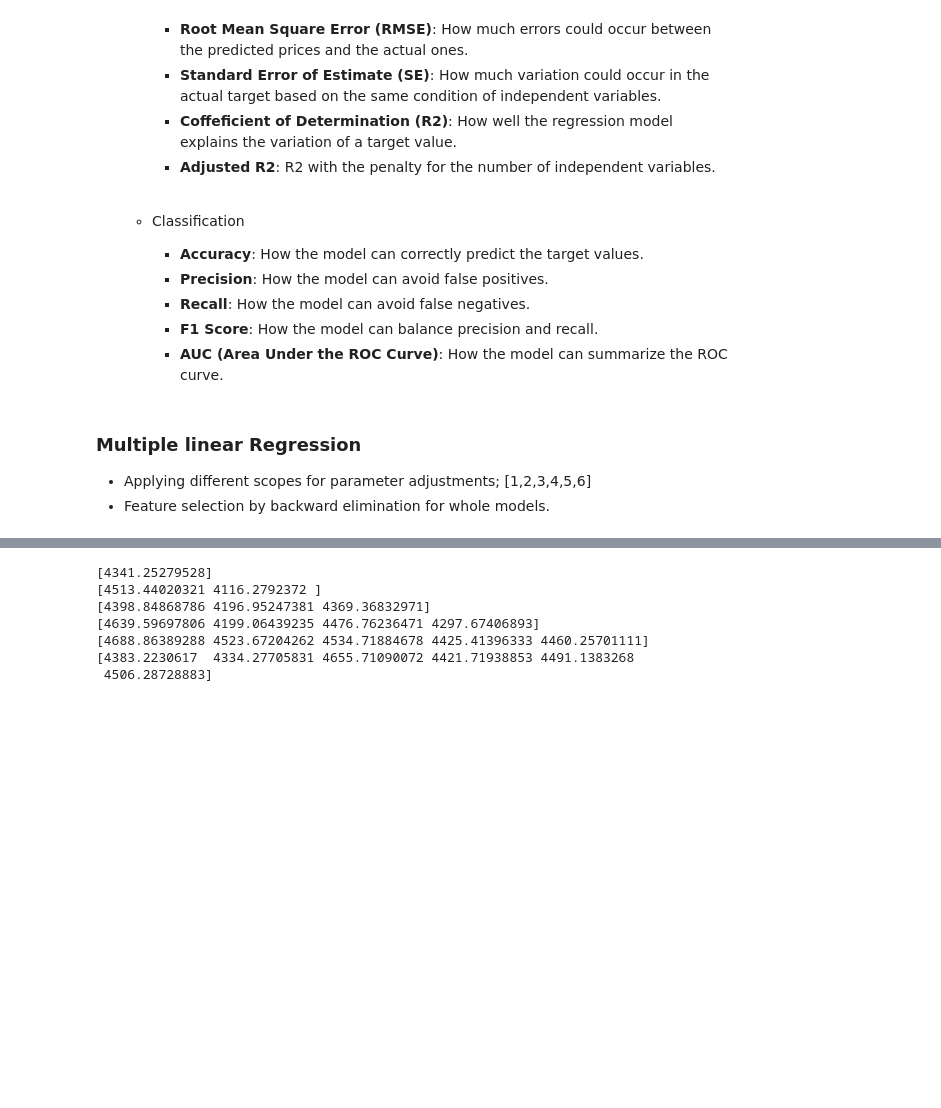
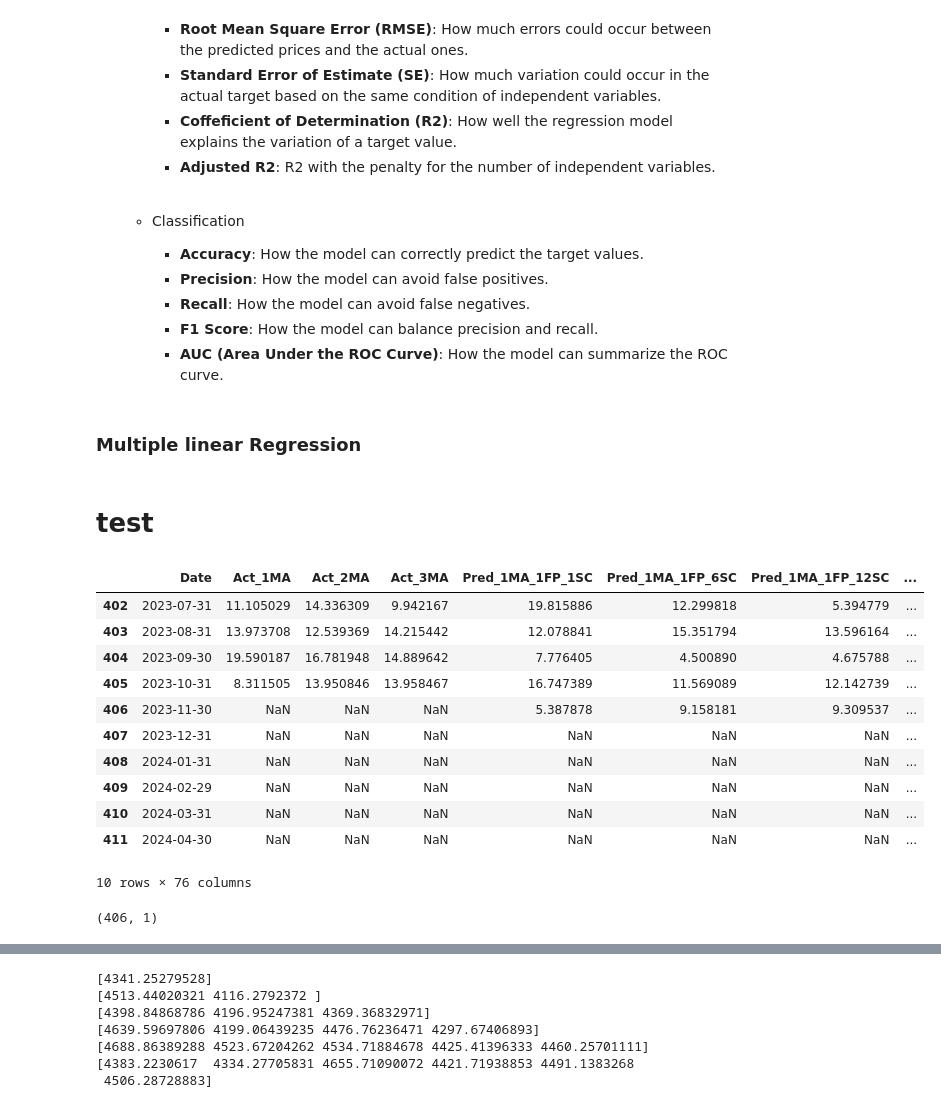
Before and after one commit to RanArino/Course_Projects, a Jupyter notebook: BDM500_PredictiveAnalysis/Projects/ML_Codes.ipynb, the cells around one changed output, grey strips where cells are left out. Cells and saved outputs as stored; diff of their text form; code cells hidden in the pictures; blank space fills up the shorter version.

Commit message:
make pred_df

```diff
--- a/BDM500_PredictiveAnalysis/Projects/ML_Codes.ipynb
+++ b/BDM500_PredictiveAnalysis/Projects/ML_Codes.ipynb
@@ -557,9 +93,7 @@ print(PA.X[:5], PA.y_num[:5], PA.y_cat[:5])
         - <b>Recall</b>: How the model can avoid false negatives.
         - <b>F1 Score</b>: How the model can balance precision and recall.
         - <b>AUC (Area Under the ROC Curve)</b>: How the model can summarize the ROC curve.
-# %% [markdown]
-### Multiple linear Regression
-- Applying different scopes for parameter adjustments; [1,2,3,4,5,6]
-- Feature selection by backward elimination for whole models.
+# %% [markdown]
+### Multiple linear Regression
 # %%
 # define function to plot vix horizontally
@@ -600,3 +134,20 @@ fig1_1, fig1_2, fig1_3 = PA.model_learning([1, 6, 12, 60], model='LinR')
 horizon_plots(fig1_1, 'Linear Model').show()
 fig1_2.show()
 fig1_3.show()
+# %% [markdown]
+# test
+# %%
+PA.pred_df['LinR'].tail(10)
+# %% [output]
+|  | Date | Act_1MA | Act_2MA | Act_3MA | Pred_1MA_1FP_1SC | Pred_1MA_1FP_6SC | Pred_1MA_1FP_12SC | ... |
+| 402 | 2023-07-31 | 11.105029 | 14.336309 | 9.942167 | 19.815886 | 12.299818 | 5.394779 | ... |
+| 403 | 2023-08-31 | 13.973708 | 12.539369 | 14.215442 | 12.078841 | 15.351794 | 13.596164 | ... |
+| 404 | 2023-09-30 | 19.590187 | 16.781948 | 14.889642 | 7.776405 | 4.500890 | 4.675788 | ... |
+| 405 | 2023-10-31 | 8.311505 | 13.950846 | 13.958467 | 16.747389 | 11.569089 | 12.142739 | ... |
+| 406 | 2023-11-30 | NaN | NaN | NaN | 5.387878 | 9.158181 | 9.309537 | ... |
+| 407 | 2023-12-31 | NaN | NaN | NaN | NaN | NaN | NaN | ... |
+| 408 | 2024-01-31 | NaN | NaN | NaN | NaN | NaN | NaN | ... |
+| 409 | 2024-02-29 | NaN | NaN | NaN | NaN | NaN | NaN | ... |
+| 410 | 2024-03-31 | NaN | NaN | NaN | NaN | NaN | NaN | ... |
+| 411 | 2024-04-30 | NaN | NaN | NaN | NaN | NaN | NaN | ... |
+10 rows × 76 columns
@@ -602,0 +187,4 @@ fig1_3.show()
+# %%
+y_hats[0].shape
+# %% [output]
+(406, 1)
```
Also changed, not shown: parts of 16 cells of this notebook, 1 other file.
